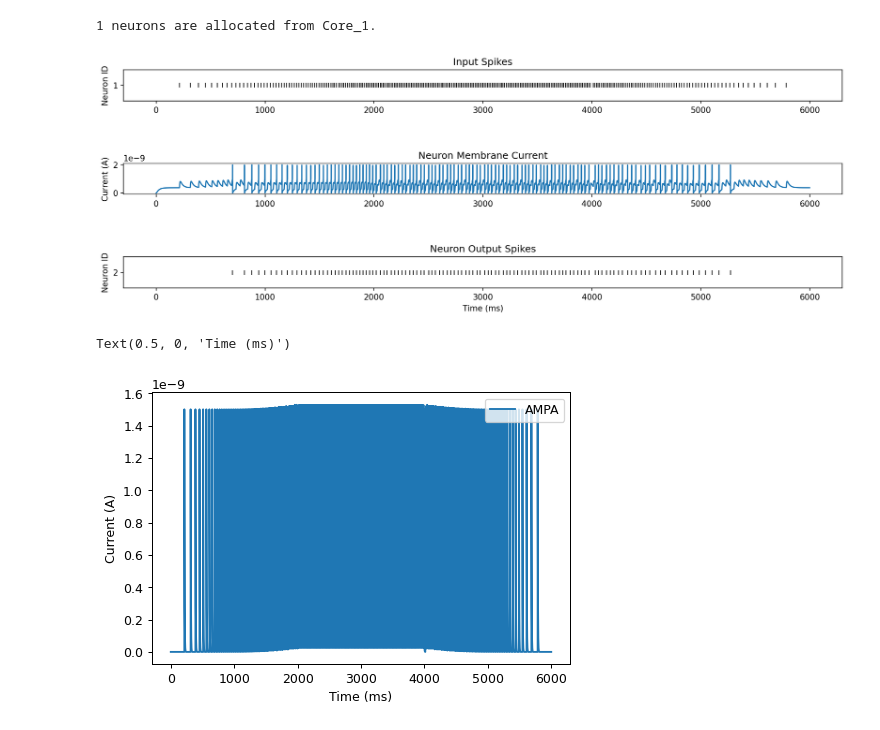
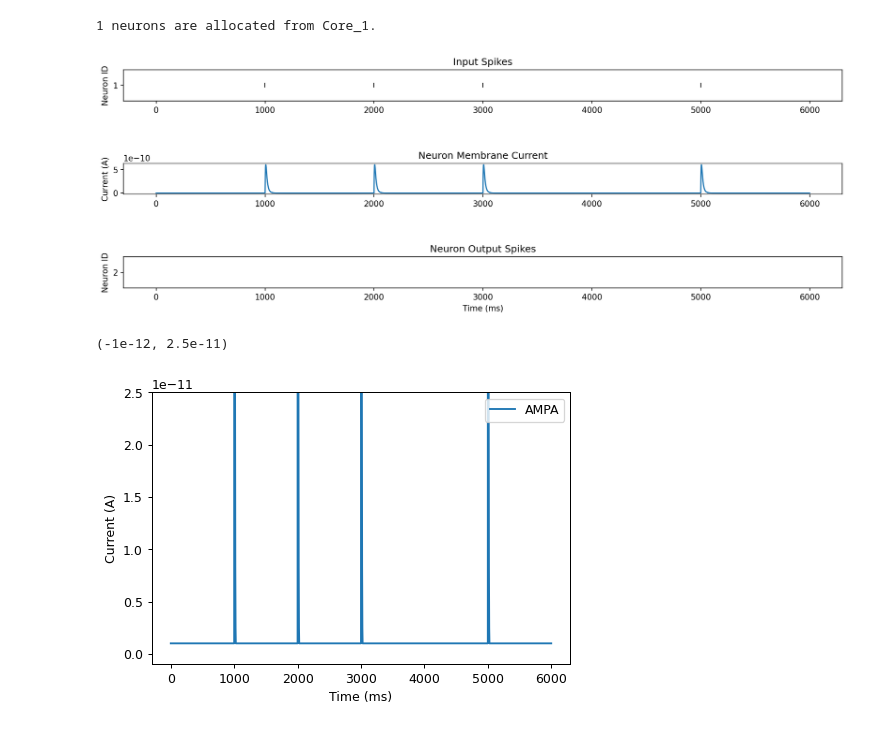
Before and after one commit to YigitDemirag/dynapse-simulator, a Jupyter notebook: examples/part4.ipynb, the cells around one changed output. Cells and saved outputs as stored; diff of their text form; code cells hidden in the pictures.

```diff
--- a/examples/part4.ipynb
+++ b/examples/part4.ipynb
@@ -39,7 +39,7 @@ duration = 6000
 len_plateau = 2
 inp_duration = 6         # second - Simulation duration (Default: 5)
 rate         = 100
-freq = 70
+freq = 1
 # %%
 network = Network() # Instantiate a Brian2 Network
 chip = DynapSE(network) # Instantiate a Dynap-SE1 chip implementing neural and synaptic silicon dynamics
@@ -65,14 +65,14 @@ input_spike_generator = SpikeGeneratorGroup(1, indices=neuron_indices, times=spi
 MNg, input_synapse,  inh_synapses, spikemon_MNg,statemon_MNg, statemon_input_synapse  = [],[],[],[],[],[]
 
 DPI_neuron  = chip.get_neurons(1, 'Core_1') # Allocate single DPI neuron from Core 1
-DPI_neuron.soma_refP = 0.5 * ms
-DPI_neuron.Isoma_const = 0.14 * nA
-DPI_neuron.Isoma_dpi_tau = 2.1 * pA
+#DPI_neuron.soma_refP = 0.5 * ms
+#DPI_neuron.Isoma_const = 0.14 * nA
+#DPI_neuron.Isoma_dpi_tau = 2.1 * pA
 
 DPI_AMPA_synapse = chip.add_connection(input_spike_generator, DPI_neuron, synapse_type='AMPA') # Define a fast excitatory synapse
 
 chip.connect(DPI_AMPA_synapse, True)
-DPI_AMPA_synapse.weight = 15
+DPI_AMPA_synapse.weight = 3
 
 
 spikemon_input  = SpikeMonitor(input_spike_generator, name='mon_neuron_input')
@@ -127,16 +127,17 @@ plt.xlabel('Time (ms)')
 
 plt.show()
 # %% [output]
-[figure, old version]
+[figure, new version]
 # %%
 # Plotting
 s = int(1*ms / defaultclock.dt)
-tstart = 0 # ms
+tstart = 0000 # ms
 tend   = 6000 # ms
 plt.plot(mon_neuron_state.t[tstart*s:tend*s]/ms, mon_synapse_ampa.Iampa[0][tstart*s:tend*s], linewidth=1.5)
 plt.legend(['AMPA'])
 plt.ylabel('Current (A)')
 plt.xlabel('Time (ms)')
+plt.ylim([-0.1e-11,0.25e-10])
 # %% [output]
-Text(0.5, 0, 'Time (ms)')
+(-1e-12, 2.5e-11)
-[figure, old version]
+[figure, new version]
```
Also changed, not shown: 6 other files.
